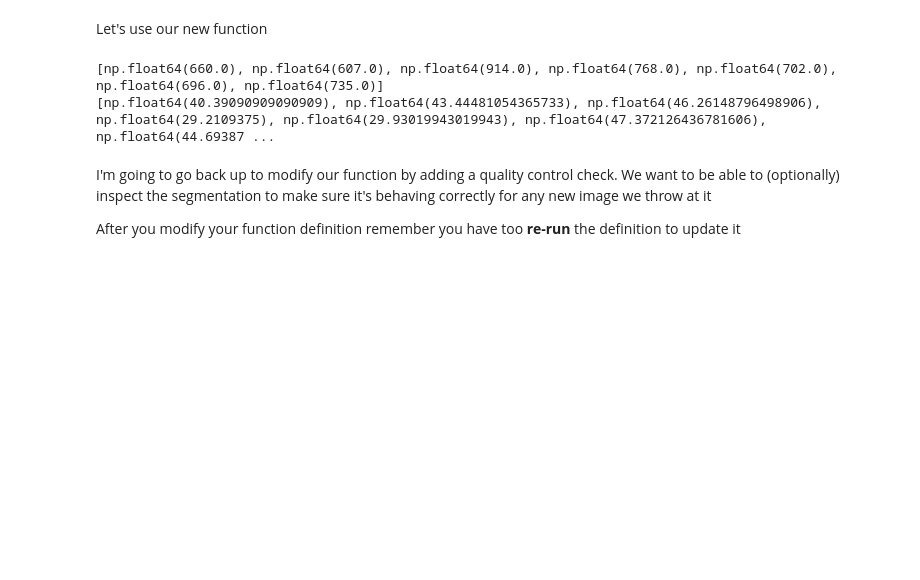
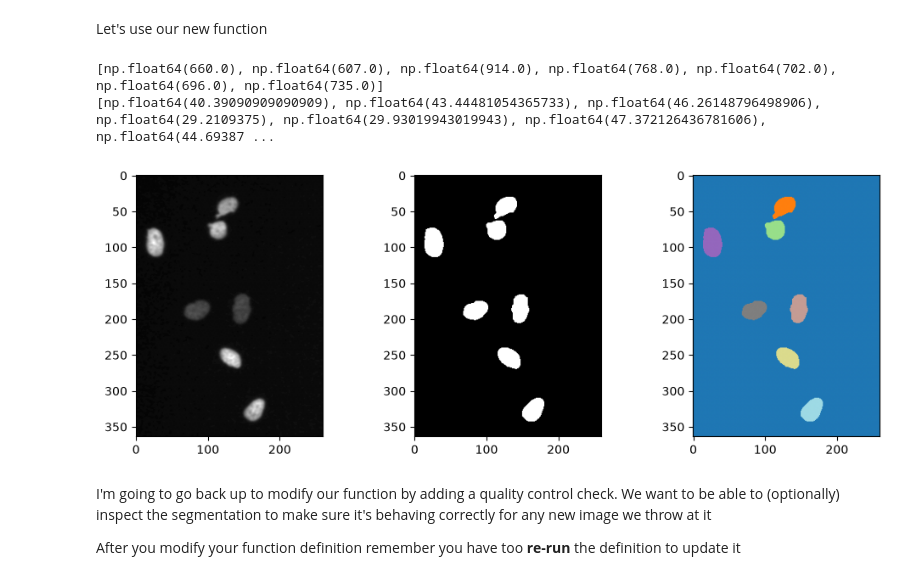
Before and after one commit to paulchung2013/ABIO558-Paul, a Jupyter notebook: miniproject_3_blank.ipynb, the cells around one changed output. Drawn from its saved outputs; the diff is of its cells as text; code cells hidden in the pictures; blank space fills up the shorter version.

```diff
--- a/miniproject_3_blank.ipynb
+++ b/miniproject_3_blank.ipynb
@@ -244,7 +244,7 @@ Take the relevant lines of code above and modify / arrange them into the body of
 
 Let's start together with **pseduocode**
 # %%
-def measure_cells(input_image):
+def measure_cells(input_image, show_segmentation=False):
     """
         measure_cells(input_image)
             Using automatic thresholding to identify and quantify cell properties from fluor images
@@ -263,25 +263,32 @@ def measure_cells(input_image):
 
     # Using the mask, identify the labels (components)
     label_image = measure.label(mask)
-    region_properties = measure.regionprops(label_image, intensity_image=input_image)
-    num_cells = len(region_properties)
 
     # Measure the area and intensity of each labeled component
     # e.g. using regionprops
+    region_properties = measure.regionprops(label_image,
+                                            intensity_image=input_image)
     areas = [x.area for x in region_properties]
     intensities = [x.intensity_mean for x in region_properties]
 
+    if show_segmentation:
+        fh, ax = plt.subplots(1, 3, figsize=(12, 4))
+        ax[0].imshow(input_image, cmap='gray')
+        ax[1].imshow(mask, cmap='gray')
+        ax[2].imshow(label_image, cmap='tab20')
+
     return areas, intensities
 # %% [markdown]
 Let's use our new function
 # %%
-input_image = imread(filename)
-areas, intensities = measure_cells(input_image)
+img_cells = imread(filename)
+areas, intensities = measure_cells(img_cells, show_segmentation=True)
 print(areas)
 print(intensities)
 # %% [output]
 [np.float64(660.0), np.float64(607.0), np.float64(914.0), np.float64(768.0), np.float64(702.0), np.float64(696.0), np.float64(735.0)]
 [np.float64(40.39090909090909), np.float64(43.44481054365733), np.float64(46.26148796498906), np.float64(29.2109375), np.float64(29.93019943019943), np.float64(47.372126436781606), np.float64(44.69387 ...
+[figure, added]
 # %% [markdown]
 I'm going to go back up to modify our function by adding a quality control check. We want to be able to (optionally) inspect the segmentation to make sure it's behaving correctly for any new image we throw at it
 
```
Also changed, not shown: parts of 4 cells of this notebook.
